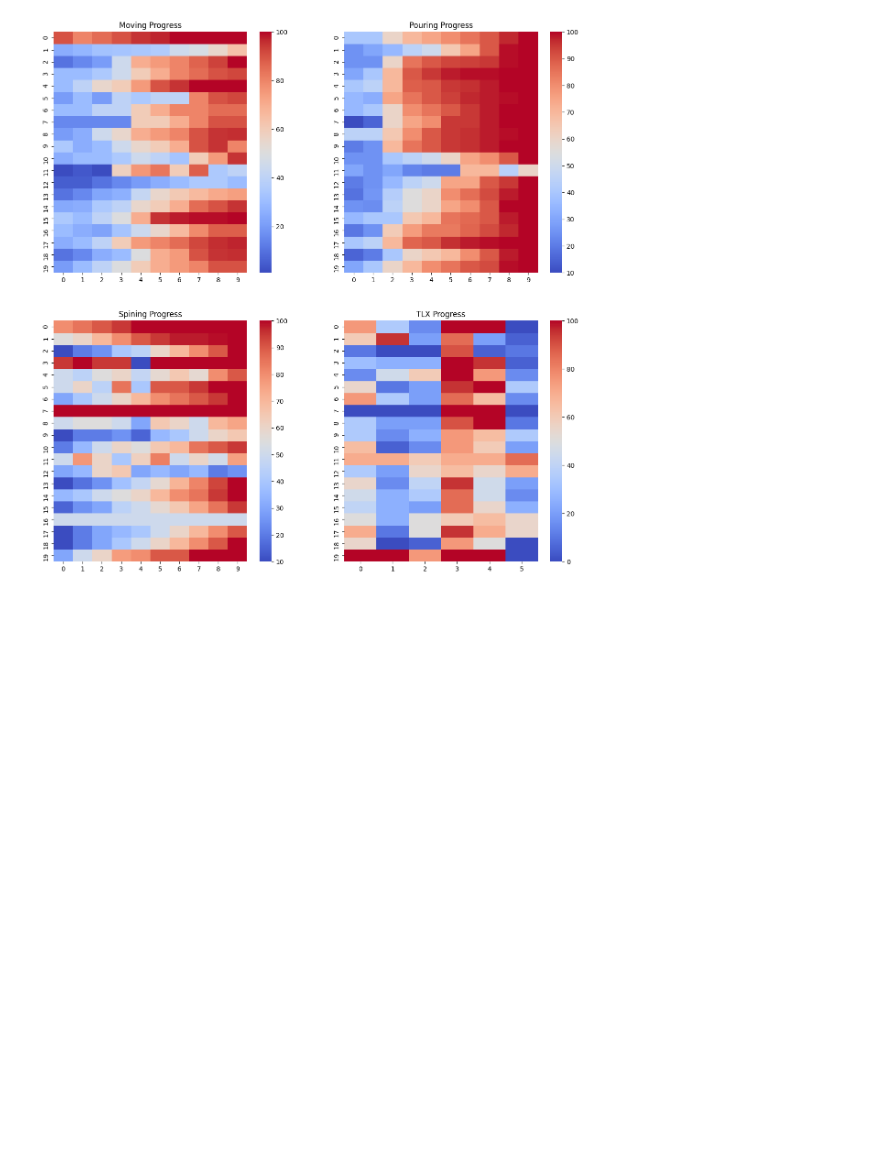
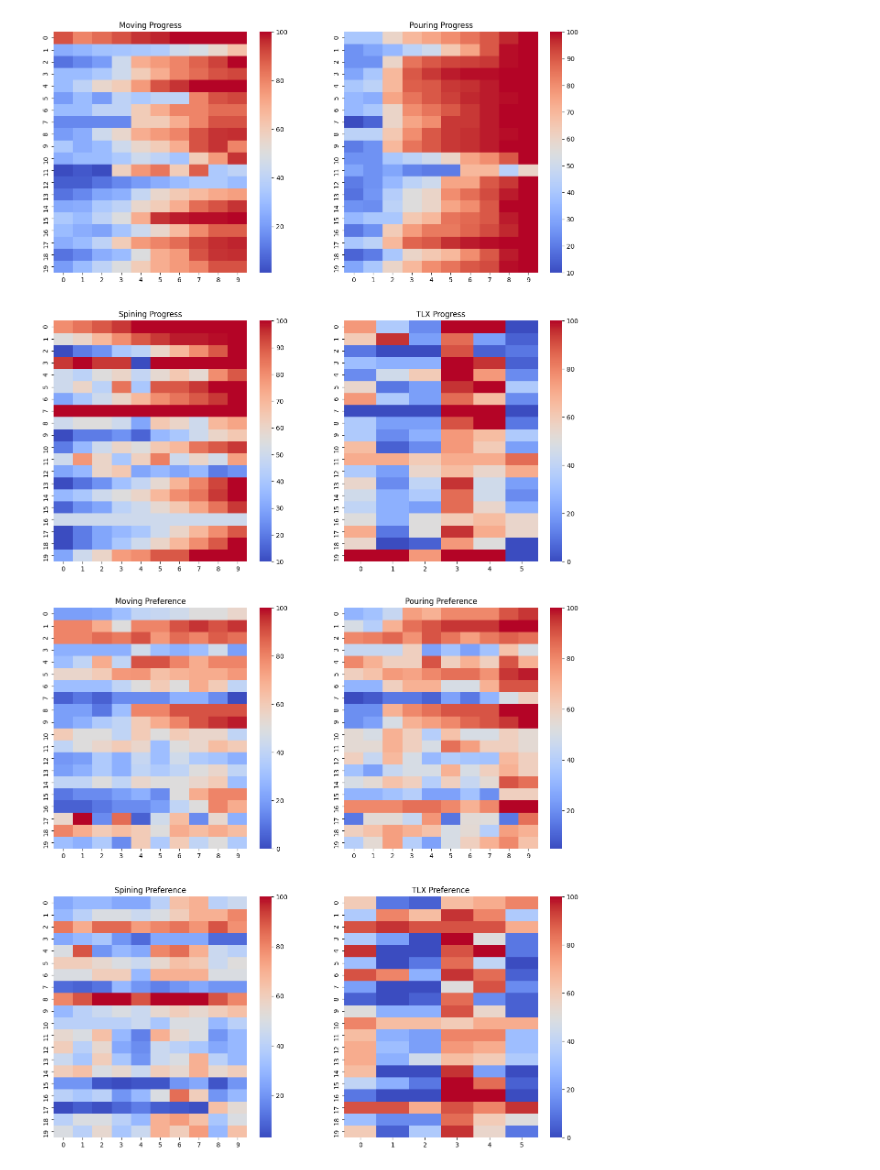
Before and after one commit to HangYu8123/Online_study_website, a Jupyter notebook: data/data_analysis.ipynb, the cells around one changed output. Saved outputs shown, nothing was run; the diff lists cells and outputs as text; code cells hidden in the pictures; blank space fills up the shorter version.

```diff
--- a/data/data_analysis.ipynb
+++ b/data/data_analysis.ipynb
@@ -320,6 +349,38 @@ axs[1, 1].set_title('TLX Progress')
 plt.show()
 # %% [output]
 [figure]
+# %%
+import seaborn as sns
+import matplotlib.pyplot as plt
+import numpy as np
+
+# convert your lists into numpy arrays
+moving_pre_np = np.array(moving_pre)
+pouring_pre_np = np.array(pouring_pre)
+spining_pre_np = np.array(spining_pre)
+tlx_pre_np = np.array(tlx_pre)
+
+fig, axs = plt.subplots(2, 2, figsize=(15, 15))
+
+# Moving Preference
+sns.heatmap(moving_pre_np, ax=axs[0, 0], cmap='coolwarm', cbar=True)
+axs[0, 0].set_title('Moving Preference')
+
+# Pouring Preference
+sns.heatmap(pouring_pre_np, ax=axs[0, 1], cmap='coolwarm', cbar=True)
+axs[0, 1].set_title('Pouring Preference')
+
+# Spining Preference
+sns.heatmap(spining_pre_np, ax=axs[1, 0], cmap='coolwarm', cbar=True)
+axs[1, 0].set_title('Spining Preference')
+
+# TLX Preference
+sns.heatmap(tlx_pre_np, ax=axs[1, 1], cmap='coolwarm', cbar=True)
+axs[1, 1].set_title('TLX Preference')
+
+plt.show()
+# %% [output]
+[figure, added]
 # %%
 import plotly.graph_objects as go
 
```
Also changed, not shown: parts of 11 cells of this notebook.
